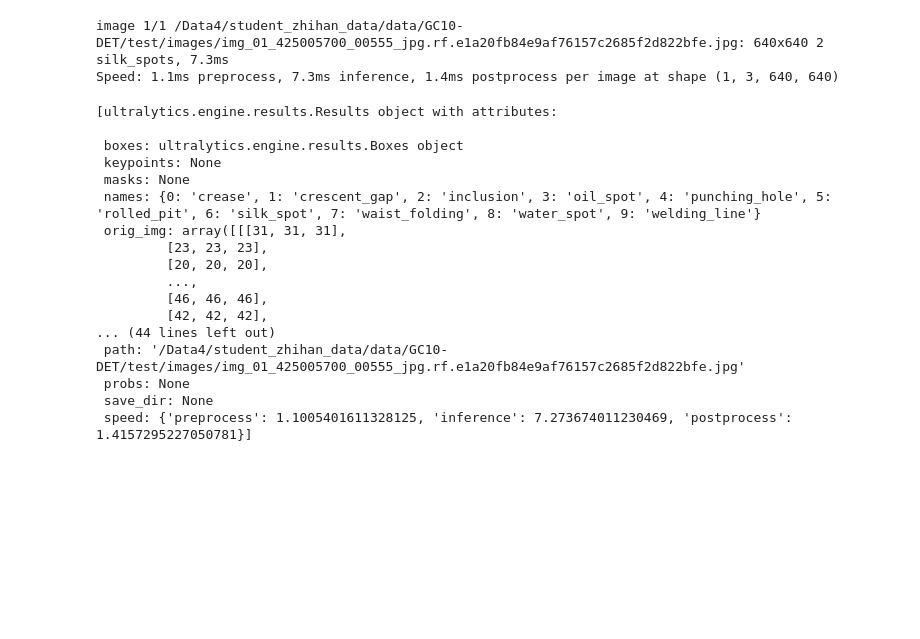
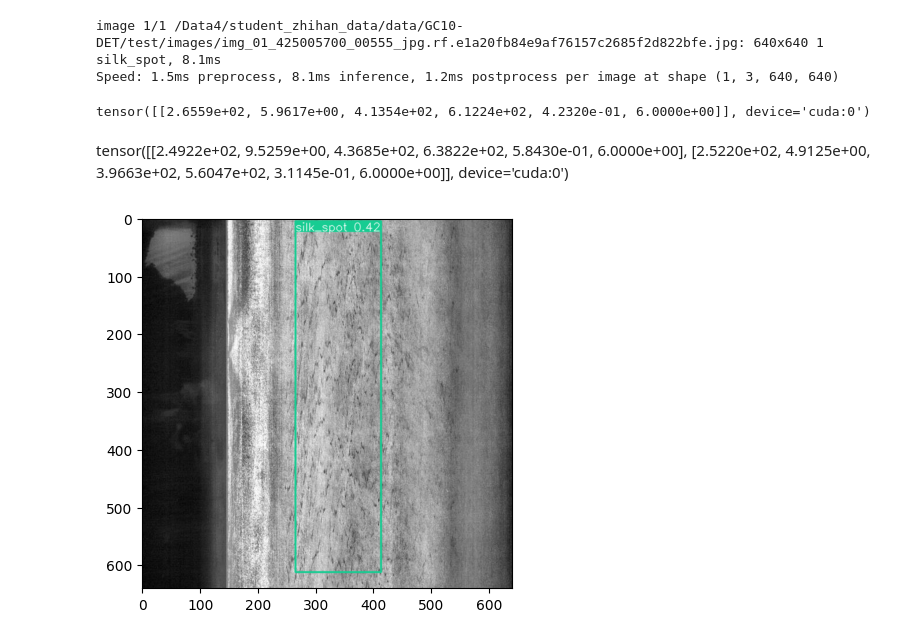
Before and after one commit to kelvin715/IQA_A-STAR, a Jupyter notebook: source_code/Mydemo/multiple_dropout_forward.ipynb, the cells around one changed output. Drawn from its saved outputs; the diff is of its cells as text; code cells hidden in the pictures; blank space fills up the shorter version.

```diff
--- a/source_code/Mydemo/multiple_dropout_forward.ipynb
+++ b/source_code/Mydemo/multiple_dropout_forward.ipynb
@@ -1,8 +1,11 @@
 # %%
 from ultralytics import YOLO
+from PIL import Image
+from matplotlib import pyplot
+%matplotlib inline
 
 # Load a pretrained YOLOv8n model
-model = YOLO('/Data4/student_zhihan_data/source_code/yolo/ultralytics/runs/detect/GC10-DET_brightness_0 detect by yolov8n with dropout(p=0.2)/weights/best.pt')
+model = YOLO('/Data4/student_zhihan_data/source_code/yolo/ultralytics/runs/detect/GC10-DET_brightness_0 detect by yolov8n with dropout(p=0.1)/weights/best.pt')
 
 # Define path to the image file
 source = '/Data4/student_zhihan_data/data/GC10-DET/test/images/img_01_425005700_00555_jpg.rf.e1a20fb84e9af76157c2685f2d822bfe.jpg'
@@ -10,32 +13,26 @@ source = '/Data4/student_zhihan_data/data/GC10-DET/test/images/img_01_425005700_
 # Run inference on the source
 results = model(source, device=[0,1,2,3])  # list of Results objects
 # %% [output]
-image 1/1 /Data4/student_zhihan_data/data/GC10-DET/test/images/img_01_425005700_00555_jpg.rf.e1a20fb84e9af76157c2685f2d822bfe.jpg: 640x640 2 silk_spots, 7.3ms
-Speed: 1.1ms preprocess, 7.3ms inference, 1.4ms postprocess per image at shape (1, 3, 640, 640)
+image 1/1 /Data4/student_zhihan_data/data/GC10-DET/test/images/img_01_425005700_00555_jpg.rf.e1a20fb84e9af76157c2685f2d822bfe.jpg: 640x640 1 silk_spot, 8.1ms
+Speed: 1.5ms preprocess, 8.1ms inference, 1.2ms postprocess per image at shape (1, 3, 640, 640)
-# %%
-results
-# %% [output]
-[ultralytics.engine.results.Results object with attributes:
-
- boxes: ultralytics.engine.results.Boxes object
- keypoints: None
- masks: None
- names: {0: 'crease', 1: 'crescent_gap', 2: 'inclusion', 3: 'oil_spot', 4: 'punching_hole', 5: 'rolled_pit', 6: 'silk_spot', 7: 'waist_folding', 8: 'water_spot', 9: 'welding_line'}
- orig_img: array([[[31, 31, 31],
-         [23, 23, 23],
-         [20, 20, 20],
-         ...,
-         [46, 46, 46],
-         [42, 42, 42],
-... (44 lines left out)
- path: '/Data4/student_zhihan_data/data/GC10-DET/test/images/img_01_425005700_00555_jpg.rf.e1a20fb84e9af76157c2685f2d822bfe.jpg'
- probs: None
- save_dir: None
- speed: {'preprocess': 1.1005401611328125, 'inference': 7.273674011230469, 'postprocess': 1.4157295227050781}]
+# %%
+for result in results:
+    boxes = result.boxes  # Boxes object for bbox outputs
+    masks = result.masks  # Masks object for segmentation masks outputs
+    keypoints = result.keypoints  # Keypoints object for pose outputs
+    probs = result.probs  # Probs object for classification outputs
+boxes.data
+# %% [output]
+tensor([[2.6559e+02, 5.9617e+00, 4.1354e+02, 6.1224e+02, 4.2320e-01, 6.0000e+00]], device='cuda:0')
+# %% [markdown]
+tensor([[2.4922e+02, 9.5259e+00, 4.3685e+02, 6.3822e+02, 5.8430e-01, 6.0000e+00],
+        [2.5220e+02, 4.9125e+00, 3.9663e+02, 5.6047e+02, 3.1145e-01, 6.0000e+00]], device='cuda:0')
 # %%
 # Show the results
 for r in results:
     im_array = r.plot()  # plot a BGR numpy array of predictions
     im = Image.fromarray(im_array[..., ::-1])  # RGB PIL image
-    # im.show()  # show image Cannot show without GUI
-    im.save('results.jpg')  # save image
+    # plot img
+    pyplot.imshow(im_array)
+# %% [output]
+[figure, added]
```
Also changed, not shown: parts of 2 cells of this notebook, 2 other files.
